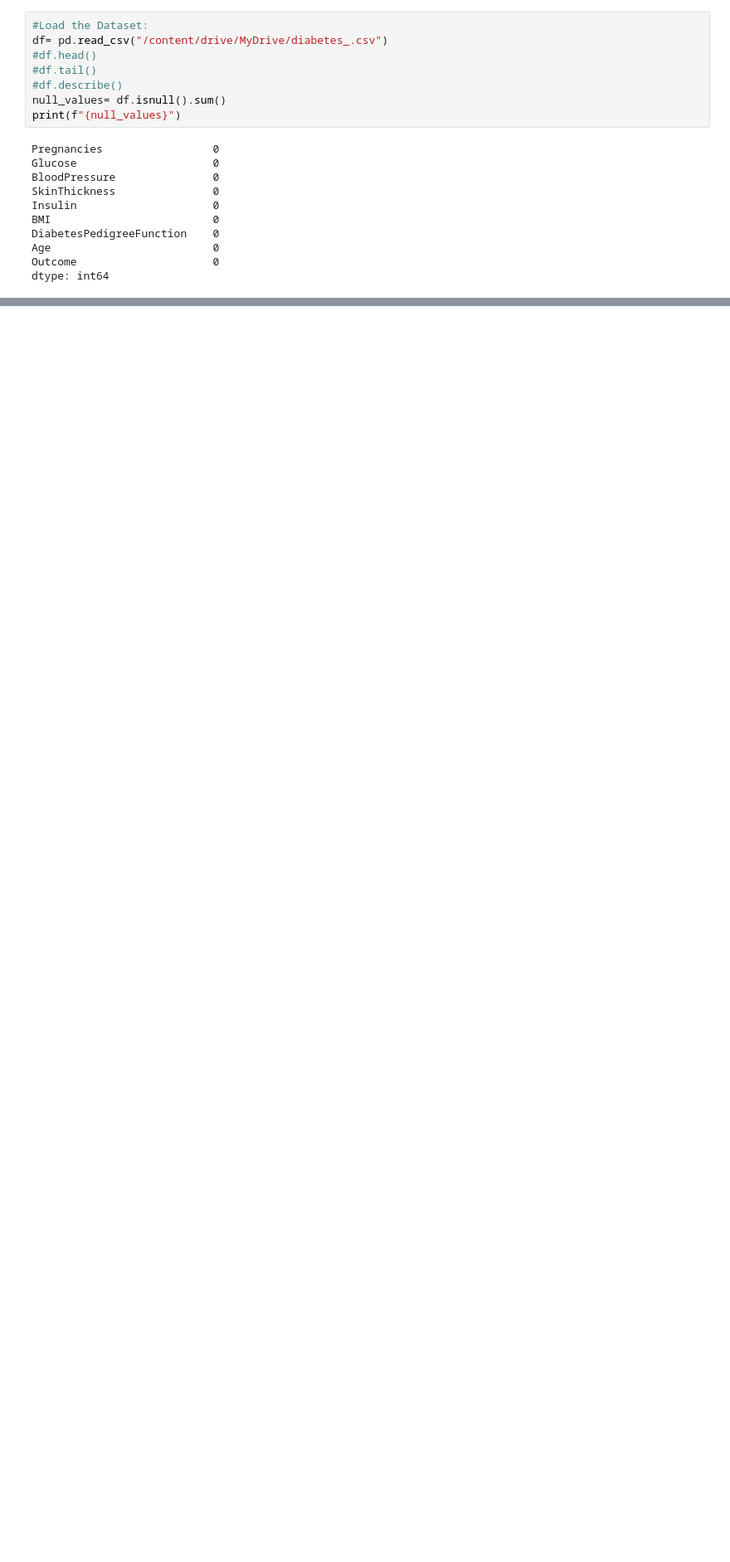
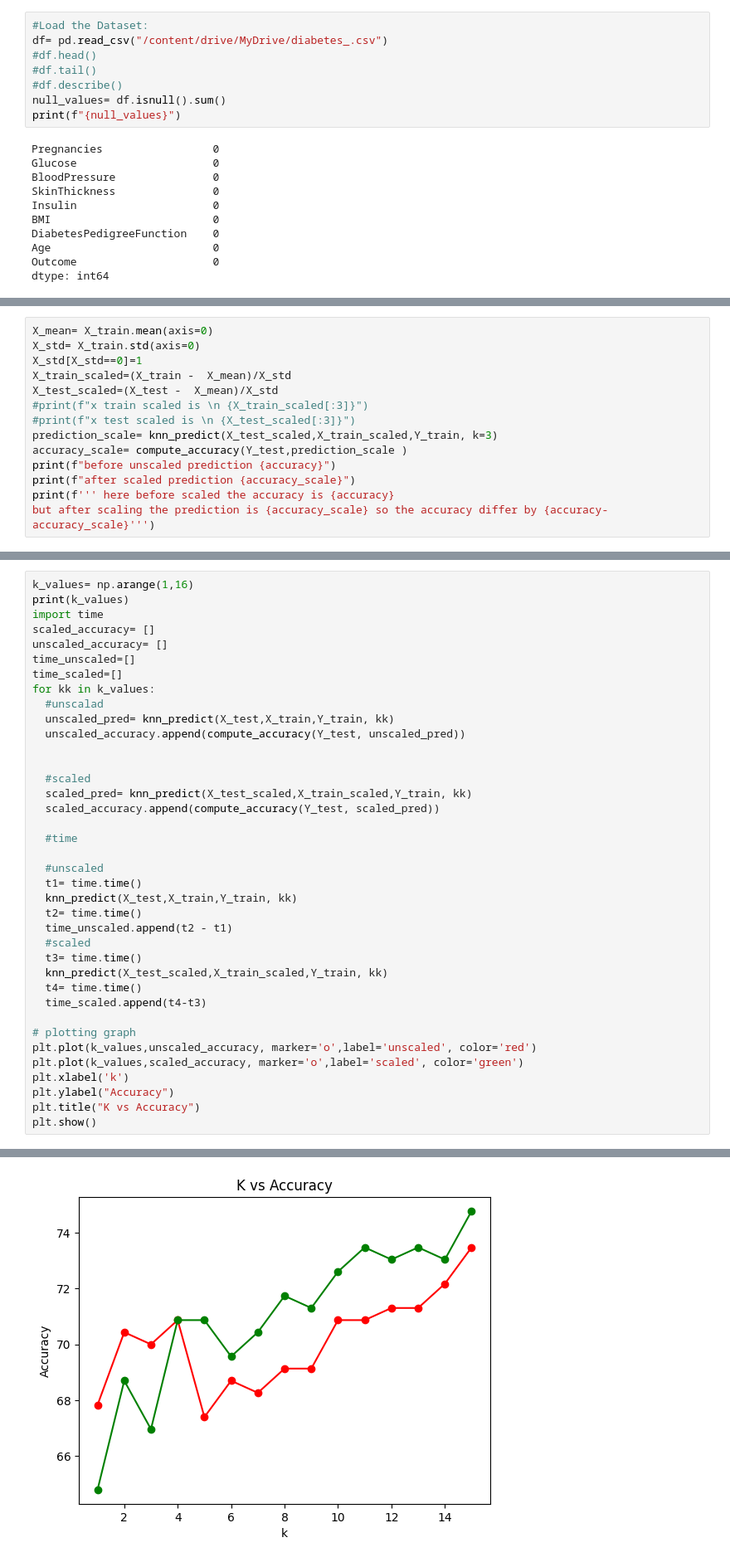
Before and after one commit to budhathoki10/Concept_and_Technology_of_AI, a Jupyter notebook: Worksheet4.ipynb, the cells around one changed output, grey strips where cells are left out. Shown at 83% size. Saved outputs shown, nothing was run; the diff lists cells and outputs as text; blank space fills up the shorter version.

```diff
--- a/Worksheet4.ipynb
+++ b/Worksheet4.ipynb
@@ -109,0 +113,14 @@ plt.show()
+# %%
+X_mean= X_train.mean(axis=0)
+X_std= X_train.std(axis=0)
+X_std[X_std==0]=1
+X_train_scaled=(X_train -  X_mean)/X_std
+X_test_scaled=(X_test -  X_mean)/X_std
+#print(f"x train scaled is \n {X_train_scaled[:3]}")
+#print(f"x test scaled is \n {X_test_scaled[:3]}")
+prediction_scale= knn_predict(X_test_scaled,X_train_scaled,Y_train, k=3)
+accuracy_scale= compute_accuracy(Y_test,prediction_scale )
+print(f"before unscaled prediction {accuracy}")
+print(f"after scaled prediction {accuracy_scale}")
+print(f''' here before scaled the accuracy is {accuracy}
+but after scaling the prediction is {accuracy_scale} so the accuracy differ by {accuracy-accuracy_scale}''')
@@ -109,0 +134,39 @@ plt.show()
+# %%
+k_values= np.arange(1,16)
+print(k_values)
+import time
+scaled_accuracy= []
+unscaled_accuracy= []
+time_unscaled=[]
+time_scaled=[]
+for kk in k_values:
+  #unscalad
+  unscaled_pred= knn_predict(X_test,X_train,Y_train, kk)
+  unscaled_accuracy.append(compute_accuracy(Y_test, unscaled_pred))
+
+
+  #scaled
+  scaled_pred= knn_predict(X_test_scaled,X_train_scaled,Y_train, kk)
+  scaled_accuracy.append(compute_accuracy(Y_test, scaled_pred))
+
+  #time
+
+  #unscaled
+  t1= time.time()
+  knn_predict(X_test,X_train,Y_train, kk)
+  t2= time.time()
+  time_unscaled.append(t2 - t1)
+  #scaled
+  t3= time.time()
+  knn_predict(X_test_scaled,X_train_scaled,Y_train, kk)
+  t4= time.time()
+  time_scaled.append(t4-t3)
+
+# plotting graph
+plt.plot(k_values,unscaled_accuracy, marker='o',label='unscaled', color='red')
+plt.plot(k_values,scaled_accuracy, marker='o',label='scaled', color='green')
+plt.xlabel('k')
+plt.ylabel("Accuracy")
+plt.title("K vs Accuracy")
+plt.show()
+# %% [output]
@@ -109,0 +174 @@ plt.show()
+[figure, added]
```
Also changed, not shown: parts of 8 cells of this notebook.
